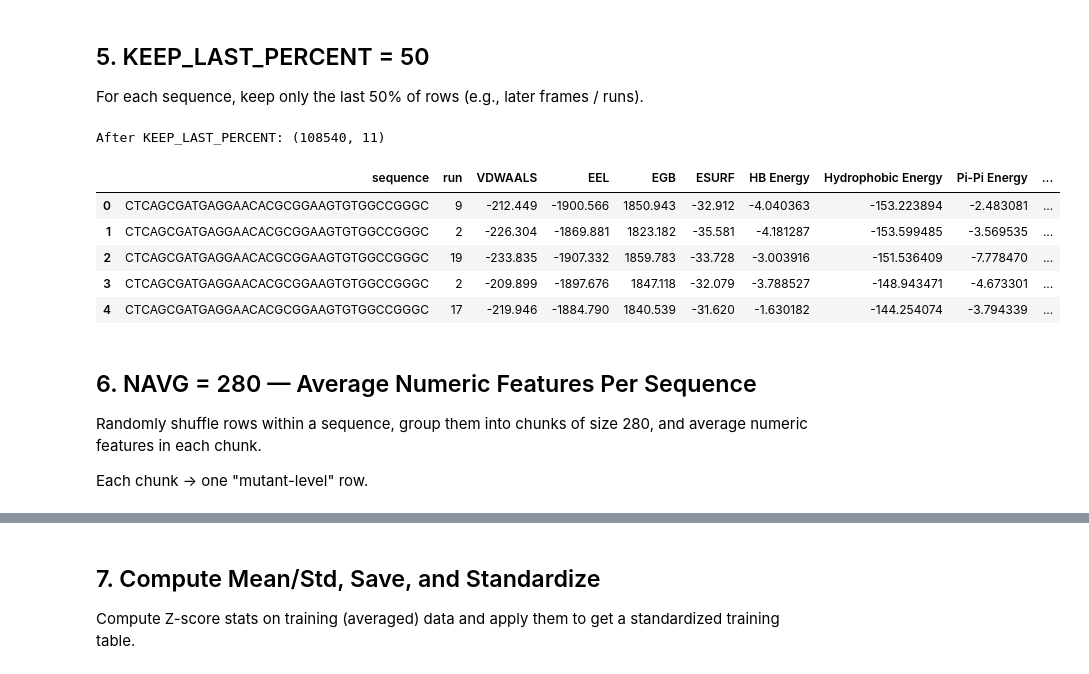
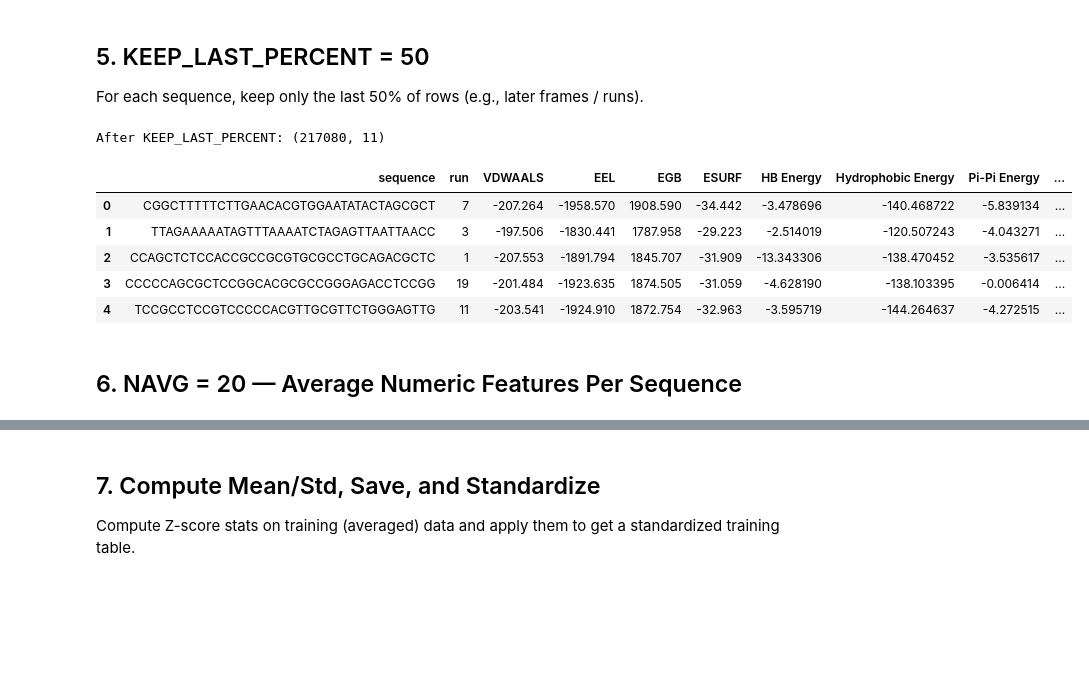
Before and after one commit to Nakshatra120/ML-Protein-DNA-Binding-Affinity, a Jupyter notebook: tutorial notebooks/SVM/reg_SVM_tutorial.ipynb, the cells around one changed output, grey strips where cells are left out. Cells and saved outputs as stored; diff of their text form; code cells hidden in the pictures; blank space fills up the shorter version.

```diff
--- a/tutorial notebooks/SVM/reg_SVM_tutorial.ipynb
+++ b/tutorial notebooks/SVM/reg_SVM_tutorial.ipynb
@@ -53,7 +61,7 @@ id_col    = "sequence"
 label_col = "bind_avg"
 
 # --- Experimental data ---
-df_exp = pd.read_csv("exp_data_all.csv")
+df_exp = pd.read_csv("../Data/exp_data_all.csv")
 ref_data = df_exp[[id_col, label_col]].copy()
 print("Experimental data:", ref_data.shape)
 display(ref_data.head())
@@ -65,20 +73,6 @@ usecols = [
     "HB Energy", "Hydrophobic Energy", "Pi-Pi Energy",
     "Delta_Entropy"
 ]
-
-df_md = pd.read_csv("rawdat.csv", usecols=usecols)
-feature_data = df_md.copy()
-print("Feature data:", feature_data.shape)
-display(feature_data.head())
-
-# --- Merge on sequence ---
-df_merged = pd.merge(feature_data, ref_data, on=id_col, how="inner")
-print("Merged data:", df_merged.shape)
-display(df_merged.head())
-
-# Shuffle merged rows
-df_merged = df_merged.sample(frac=1.0, random_state=random_state).reset_index(drop=True)
-print("Merged (shuffled):", df_merged.shape)
 # %% [output]
 Experimental data: (168, 2)
 |  | sequence | bind_avg |
@@ -104,0 +84,5 @@ Merged (shuffled): (272160, 11)
+# %%
+df_md = pd.read_csv("../Data/rawdat.csv", usecols=usecols)
+feature_data = df_md.copy()
+print("Feature data:", feature_data.shape)
+display(feature_data.head())
@@ -135,34 +146,29 @@ Test  shape: (55080, 11)
 
 For each sequence, keep only the last 50% of rows (e.g., later frames / runs).
 # %%
-KEEP_LAST_PERCENT = 50  # from hyperparameter search
+KEEP_LAST_PERCENT = 100  # from hyperparameter search
 
 df_sorted = df_train.copy()
 
 group_sizes = df_sorted.groupby(id_col)[id_col].transform("size")
 cumcount    = df_sorted.groupby(id_col).cumcount()
 
 n_keep = (group_sizes * (KEEP_LAST_PERCENT / 100.0)).astype(int)
 n_keep = n_keep.mask(n_keep < 1, 1)  # at least 1 row if fraction > 0
 
 mask = cumcount >= (group_sizes - n_keep)
 df_train = df_sorted[mask].reset_index(drop=True)
 
 print("After KEEP_LAST_PERCENT:", df_train.shape)
 display(df_train.head())
 # %% [output]
-After KEEP_LAST_PERCENT: (108540, 11)
+After KEEP_LAST_PERCENT: (217080, 11)
 |  | sequence | run | VDWAALS | EEL | EGB | ESURF | HB Energy | Hydrophobic Energy | Pi-Pi Energy | ... |
-| 0 | CTCAGCGATGAGGAACACGCGGAAGTGTGGCCGGGC | 9 | -212.449 | -1900.566 | 1850.943 | -32.912 | -4.040363 | -153.223894 | -2.483081 | ... |
-| 1 | CTCAGCGATGAGGAACACGCGGAAGTGTGGCCGGGC | 2 | -226.304 | -1869.881 | 1823.182 | -35.581 | -4.181287 | -153.599485 | -3.569535 | ... |
-| 2 | CTCAGCGATGAGGAACACGCGGAAGTGTGGCCGGGC | 19 | -233.835 | -1907.332 | 1859.783 | -33.728 | -3.003916 | -151.536409 | -7.778470 | ... |
-| 3 | CTCAGCGATGAGGAACACGCGGAAGTGTGGCCGGGC | 2 | -209.899 | -1897.676 | 1847.118 | -32.079 | -3.788527 | -148.943471 | -4.673301 | ... |
-| 4 | CTCAGCGATGAGGAACACGCGGAAGTGTGGCCGGGC | 17 | -219.946 | -1884.790 | 1840.539 | -31.620 | -1.630182 | -144.254074 | -3.794339 | ... |
+| 0 | CGGCTTTTTCTTGAACACGTGGAATATACTAGCGCT | 7 | -207.264 | -1958.570 | 1908.590 | -34.442 | -3.478696 | -140.468722 | -5.839134 | ... |
+| 1 | TTAGAAAAATAGTTTAAAATCTAGAGTTAATTAACC | 3 | -197.506 | -1830.441 | 1787.958 | -29.223 | -2.514019 | -120.507243 | -4.043271 | ... |
+| 2 | CCAGCTCTCCACCGCCGCGTGCGCCTGCAGACGCTC | 1 | -207.553 | -1891.794 | 1845.707 | -31.909 | -13.343306 | -138.470452 | -3.535617 | ... |
+| 3 | CCCCCAGCGCTCCGGCACGCGCCGGGAGACCTCCGG | 19 | -201.484 | -1923.635 | 1874.505 | -31.059 | -4.628190 | -138.103395 | -0.006414 | ... |
+| 4 | TCCGCCTCCGTCCCCCACGTTGCGTTCTGGGAGTTG | 11 | -203.541 | -1924.910 | 1872.754 | -32.963 | -3.595719 | -144.264637 | -4.272515 | ... |
 # %% [markdown]
-## 6. NAVG = 280 — Average Numeric Features Per Sequence
-
-Randomly shuffle rows within a sequence, group them into chunks of size 280,
-and average numeric features in each chunk.
-
-Each chunk → one "mutant-level" row.
+## 6. NAVG = 20 — Average Numeric Features Per Sequence
 # %%
```
Also changed, not shown: parts of 7 cells of this notebook.
